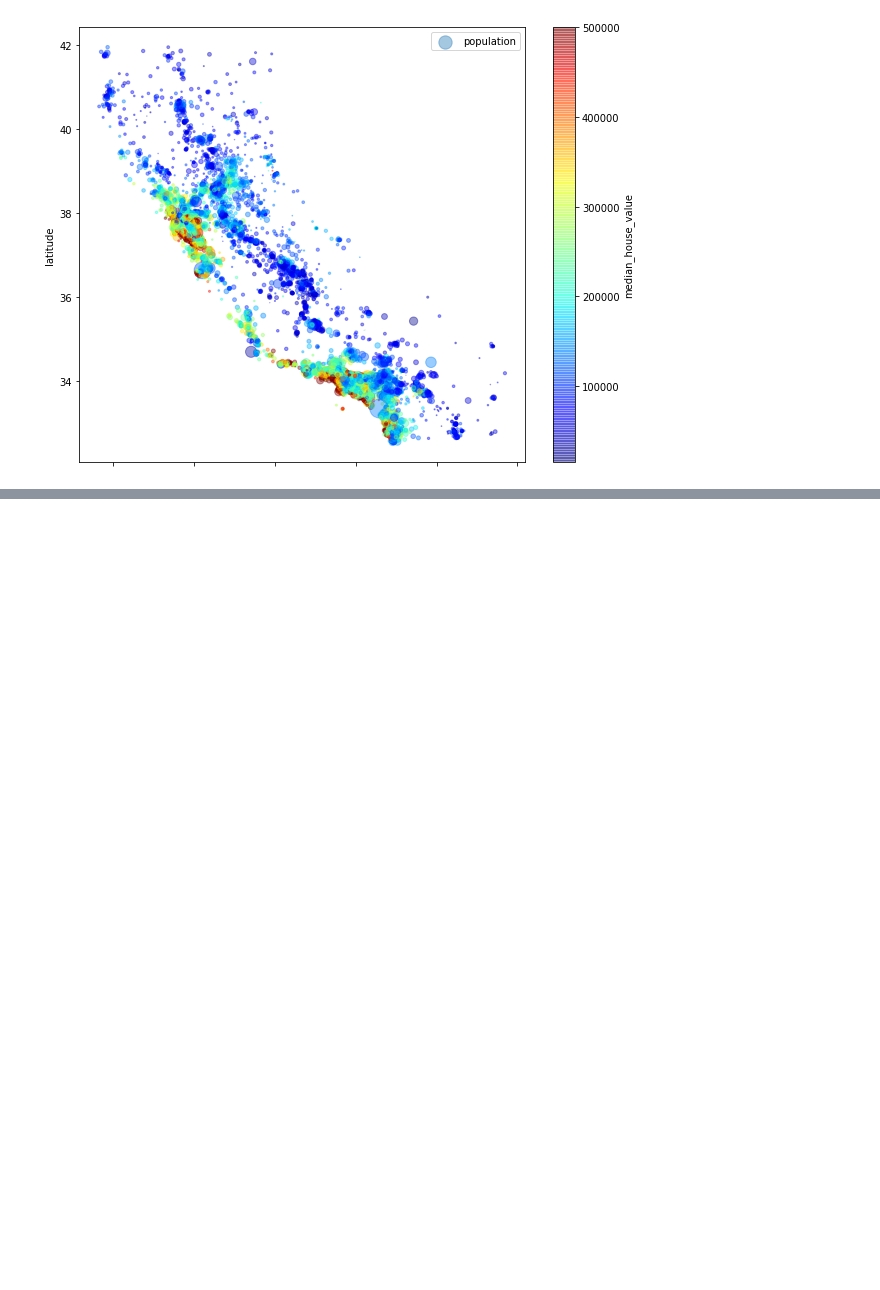
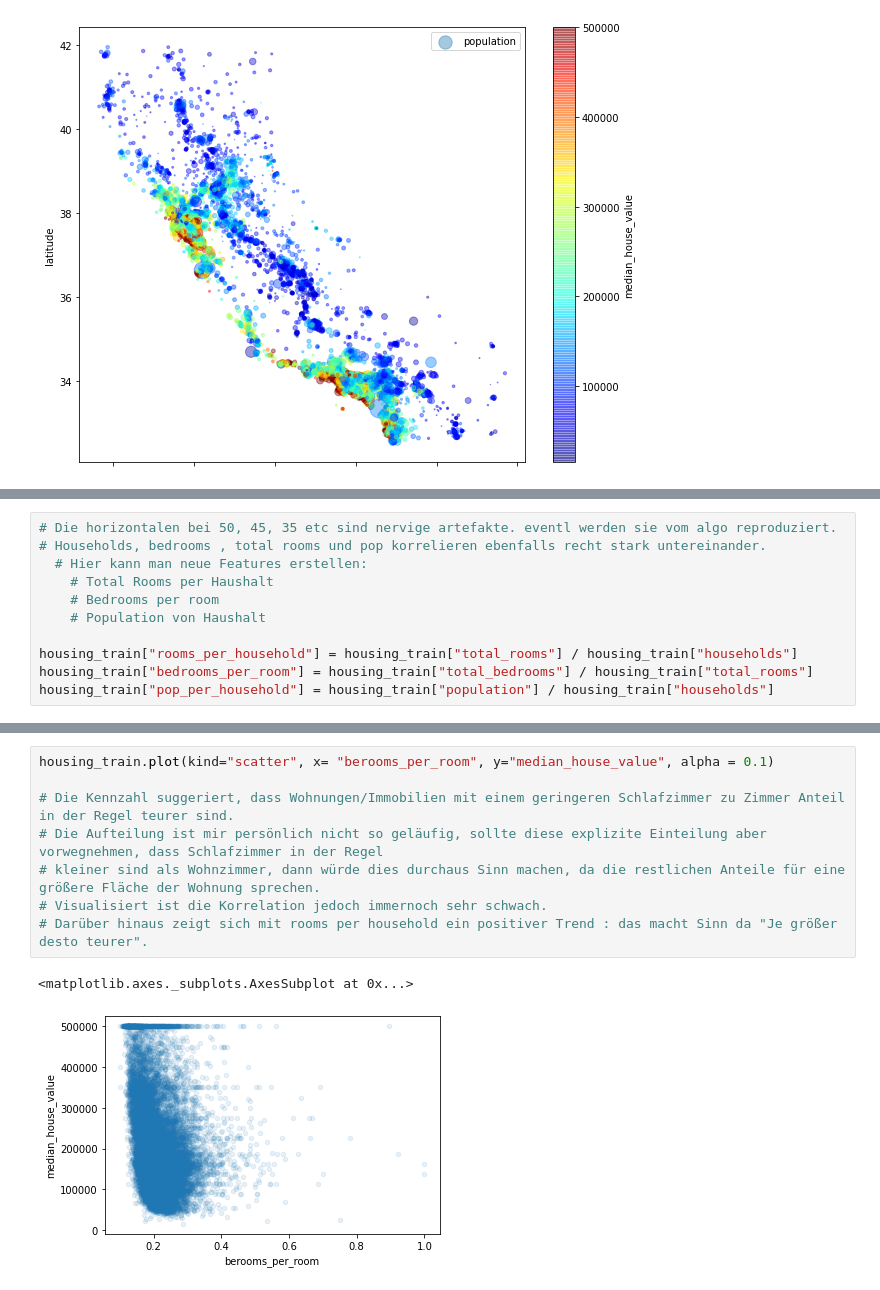
Before and after one commit to gkjunior/machine_learning_sklearn_keras_tf2, a Jupyter notebook: 00_Zweite_erste_schritte.ipynb, the cells around one changed output, grey strips where cells are left out. Saved outputs shown, nothing was run; the diff lists cells and outputs as text; blank space fills up the shorter version.

```diff
--- a/00_Zweite_erste_schritte.ipynb
+++ b/00_Zweite_erste_schritte.ipynb
@@ -319,0 +370,11 @@ plt.legend()
+# %%
+# Die horizontalen bei 50, 45, 35 etc sind nervige artefakte. eventl werden sie vom algo reproduziert.
+# Households, bedrooms , total rooms und pop korrelieren ebenfalls recht stark untereinander.
+  # Hier kann man neue Features erstellen:
+    # Total Rooms per Haushalt
+    # Bedrooms per room
+    # Population von Haushalt
+
+housing_train["rooms_per_household"] = housing_train["total_rooms"] / housing_train["households"]
+housing_train["bedrooms_per_room"] = housing_train["total_bedrooms"] / housing_train["total_rooms"]
+housing_train["pop_per_household"] = housing_train["population"] / housing_train["households"]
@@ -319,0 +398,11 @@ plt.legend()
+# %%
+housing_train.plot(kind="scatter", x= "berooms_per_room", y="median_house_value", alpha = 0.1)
+
+# Die Kennzahl suggeriert, dass Wohnungen/Immobilien mit einem geringeren Schlafzimmer zu Zimmer Anteil in der Regel teurer sind.
+# Die Aufteilung ist mir persönlich nicht so geläufig, sollte diese explizite Einteilung aber vorwegnehmen, dass Schlafzimmer in der Regel
+# kleiner sind als Wohnzimmer, dann würde dies durchaus Sinn machen, da die restlichen Anteile für eine größere Fläche der Wohnung sprechen.
+# Visualisiert ist die Korrelation jedoch immernoch sehr schwach.
+# Darüber hinaus zeigt sich mit rooms per household ein positiver Trend : das macht Sinn da "Je größer desto teurer".
+# %% [output]
+<matplotlib.axes._subplots.AxesSubplot at 0x...>
+[figure, added]
```
Also changed, not shown: parts of 8 cells of this notebook.
